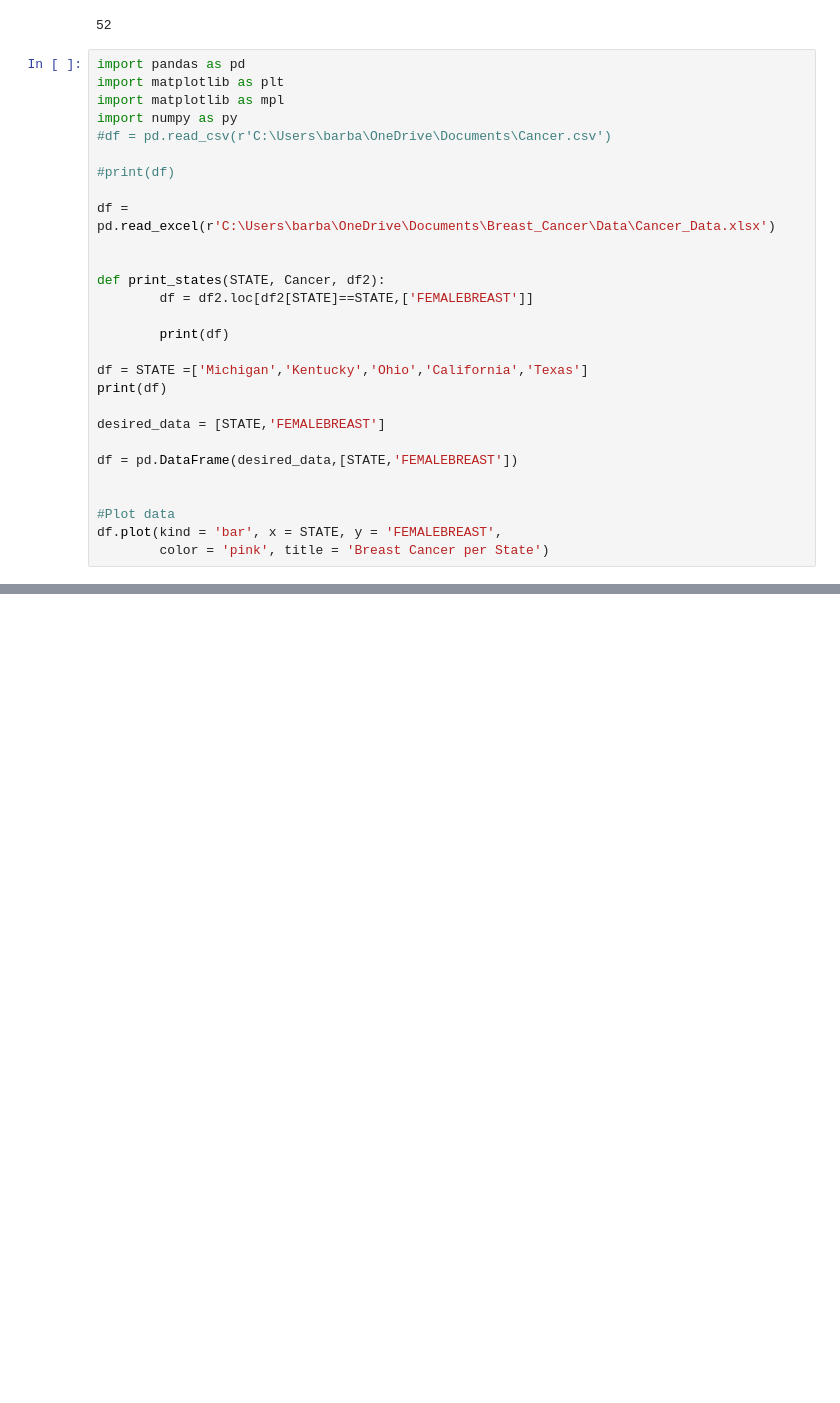
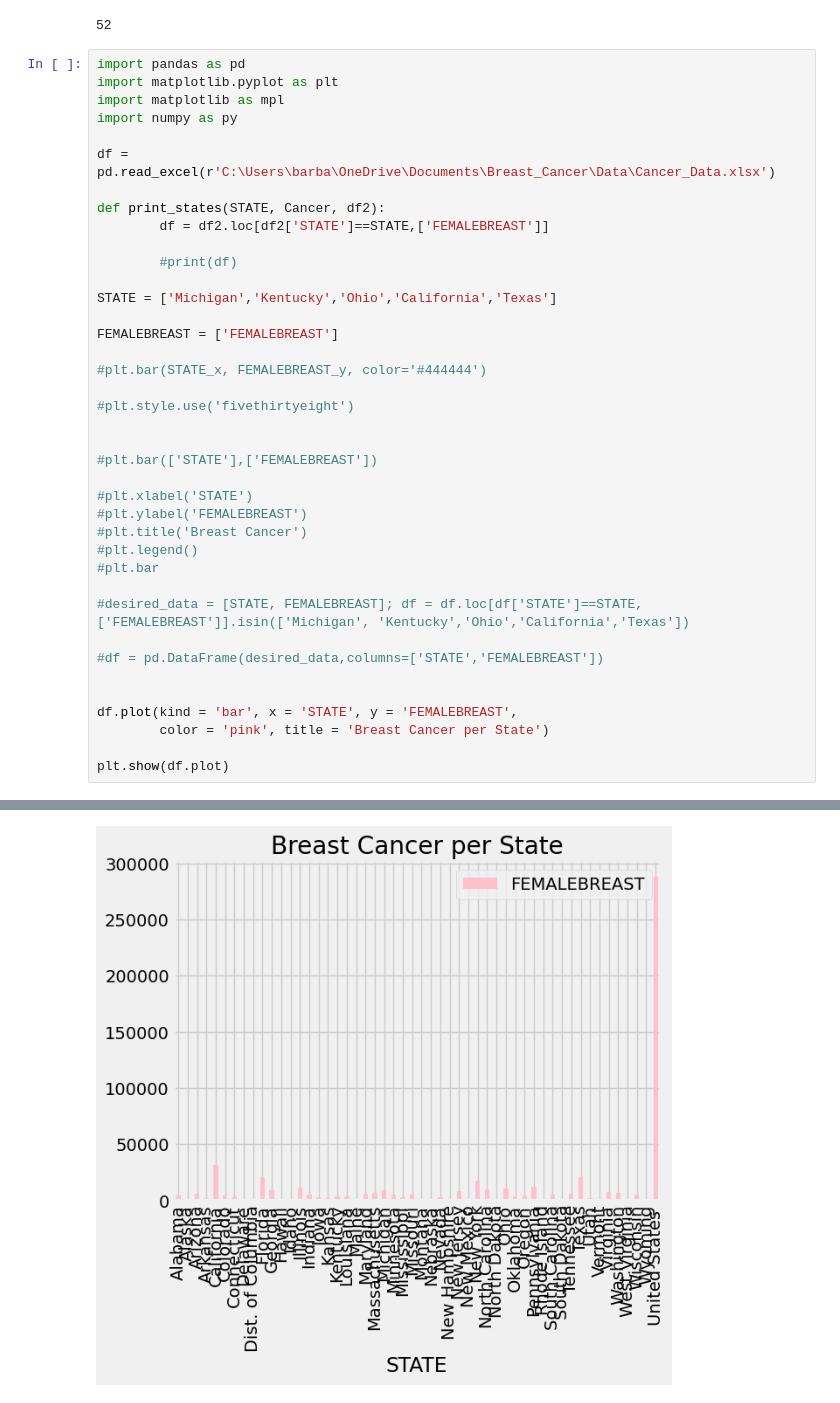
Before and after one commit to bjhdecember/Cancer, a Jupyter notebook: Cancer/Breastcancer.ipynb, the cells around one changed output, grey strips where cells are left out. Cells and saved outputs as stored; diff of their text form; blank space fills up the shorter version.

Commit message:
plotting data

```diff
--- a/Cancer/Breastcancer.ipynb
+++ b/Cancer/Breastcancer.ipynb
@@ -202,30 +202,41 @@ df['FEMALEBREAST'].count()
 52
 # %%
 import pandas as pd
-import matplotlib as plt
+import matplotlib.pyplot as plt
 import matplotlib as mpl
 import numpy as py
-#df = pd.read_csv(r'C:\Users\barba\OneDrive\Documents\Cancer.csv')
-
-#print(df)
 
 df = pd.read_excel(r'C:\Users\barba\OneDrive\Documents\Breast_Cancer\Data\Cancer_Data.xlsx')
 
+def print_states(STATE, Cancer, df2):
+        df = df2.loc[df2['STATE']==STATE,['FEMALEBREAST']]
 
-def print_states(STATE, Cancer, df2):
-        df = df2.loc[df2[STATE]==STATE,['FEMALEBREAST']]
+        #print(df)
 
-        print(df)
+STATE = ['Michigan','Kentucky','Ohio','California','Texas']
 
-df = STATE =['Michigan','Kentucky','Ohio','California','Texas']
-print(df)
+FEMALEBREAST = ['FEMALEBREAST']
 
-desired_data = [STATE,'FEMALEBREAST']
+#plt.bar(STATE_x, FEMALEBREAST_y, color='#444444')
 
-df = pd.DataFrame(desired_data,[STATE,'FEMALEBREAST'])
+#plt.style.use('fivethirtyeight')
 
 
-#Plot data
-df.plot(kind = 'bar', x = STATE, y = 'FEMALEBREAST',
+#plt.bar(['STATE'],['FEMALEBREAST'])
+
+#plt.xlabel('STATE')
+#plt.ylabel('FEMALEBREAST')
+#plt.title('Breast Cancer')
+#plt.legend()
+#plt.bar
+
+#desired_data = [STATE, FEMALEBREAST]; df = df.loc[df['STATE']==STATE,['FEMALEBREAST']].isin(['Michigan', 'Kentucky','Ohio','California','Texas'])
+
+#df = pd.DataFrame(desired_data,columns=['STATE','FEMALEBREAST'])
+
+
+df.plot(kind = 'bar', x = 'STATE', y = 'FEMALEBREAST',
         color = 'pink', title = 'Breast Cancer per State')
+
+plt.show(df.plot)
 # %% [output]
@@ -233,0 +243 @@ KeyError: "None of [Index(['Michigan', 'Kentucky', 'Ohio', 'California', 'Texas'
+[figure, added]
```
Also changed, not shown: parts of 1 cell of this notebook, 1 other file.
